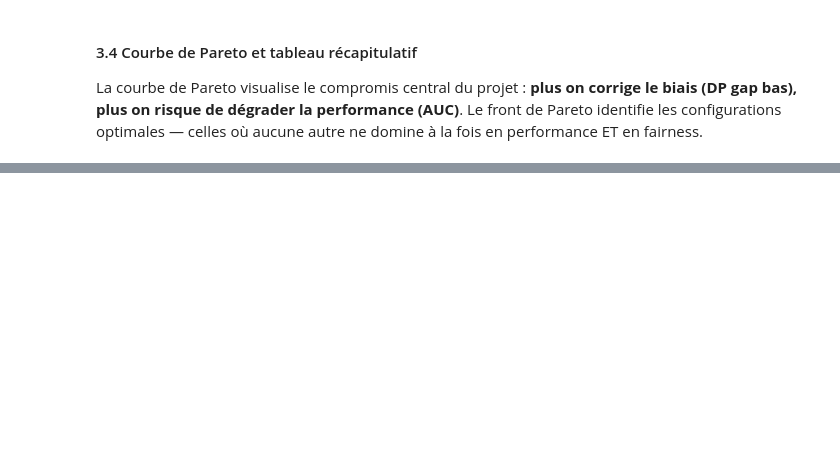
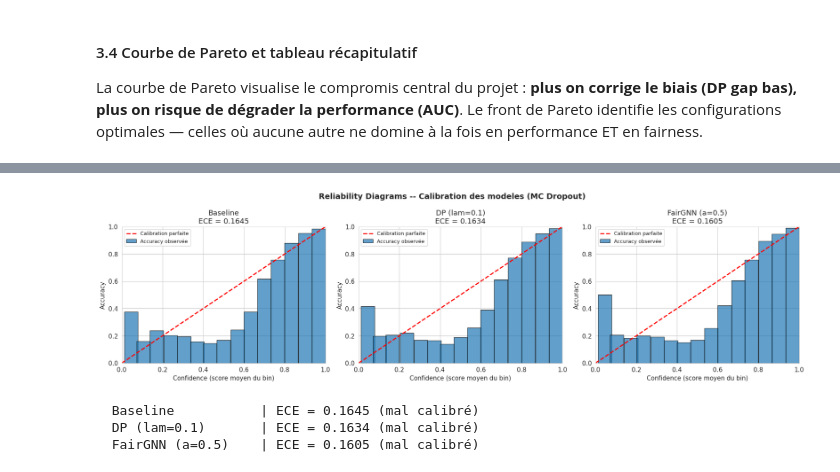
Before and after one commit to inptensib/IA-DATA708, a Jupyter notebook: notebooks/02_pipeline_ybt.ipynb, the cells around one changed output, grey strips where cells are left out. Cells and saved outputs as stored; diff of their text form; code cells hidden in the pictures; blank space fills up the shorter version.

```diff
--- a/notebooks/02_pipeline_ybt.ipynb
+++ b/notebooks/02_pipeline_ybt.ipynb
@@ -980,0 +1234,54 @@ La courbe de Pareto visualise le compromis central du projet : **plus on corrige
+# %%
+# === 4.2 ECE + Reliability Diagram ===
+
+def compute_ece(preds, labels, n_bins=15):
+    """Expected Calibration Error (cours Franchi p.108)."""
+    bins = np.linspace(0, 1, n_bins + 1)
+    bin_accs, bin_confs, bin_counts = [], [], []
+    for lo, hi in zip(bins[:-1], bins[1:]):
+        mask = (preds >= lo) & (preds < hi)
+        if mask.sum() == 0:
+            bin_accs.append(0); bin_confs.append((lo + hi) / 2); bin_counts.append(0)
+            continue
+        bin_accs.append(labels[mask].mean())
+        bin_confs.append(preds[mask].mean())
+        bin_counts.append(mask.sum())
+    bin_accs, bin_confs, bin_counts = np.array(bin_accs), np.array(bin_confs), np.array(bin_counts)
+    total = bin_counts.sum()
+    ece = np.sum(bin_counts / total * np.abs(bin_accs - bin_confs)) if total > 0 else 0
+    return ece, bin_accs, bin_confs, bin_counts
+
+
+labels_test = test_data.edge_label.numpy()
+n_bins = 15
+
+fig, axes = plt.subplots(1, 3, figsize=(18, 5))
+ece_values = {}
+
+for i, (name, mc) in enumerate(mc_results.items()):
+    ax = axes[i]
+    preds = mc['p_bar']
+    ece, bin_accs, bin_confs, bin_counts = compute_ece(preds, labels_test, n_bins)
+    ece_values[name] = ece
+
+    valid = bin_counts > 0
+    ax.bar(bin_confs[valid], bin_accs[valid], width=1/n_bins, alpha=0.7,
+           color='#1f77b4', edgecolor='black', label='Accuracy observée')
+    ax.plot([0, 1], [0, 1], 'r--', lw=2, label='Calibration parfaite')
+    ax.set_xlabel('Confidence (score moyen du bin)')
+    ax.set_ylabel('Accuracy')
+    ax.set_title(f'{name}\nECE = {ece:.4f}')
+    ax.legend(fontsize=9)
+    ax.set_xlim(0, 1); ax.set_ylim(0, 1)
+
+fig.suptitle('Reliability Diagrams -- Calibration des modeles (MC Dropout)', fontsize=14, fontweight='bold')
+plt.tight_layout(); plt.show()
+
+for name, ece in ece_values.items():
+    verdict = "bien calibré" if ece < 0.05 else "calibration acceptable" if ece < 0.10 else "mal calibré"
+    print(f"  {name:18s} | ECE = {ece:.4f} ({verdict})")
+# %% [output]
+[figure, added]
+  Baseline           | ECE = 0.1645 (mal calibré)
+  DP (lam=0.1)       | ECE = 0.1634 (mal calibré)
+  FairGNN (a=0.5)    | ECE = 0.1605 (mal calibré)
```
Also changed, not shown: parts of 25 cells of this notebook, 1 other file.
